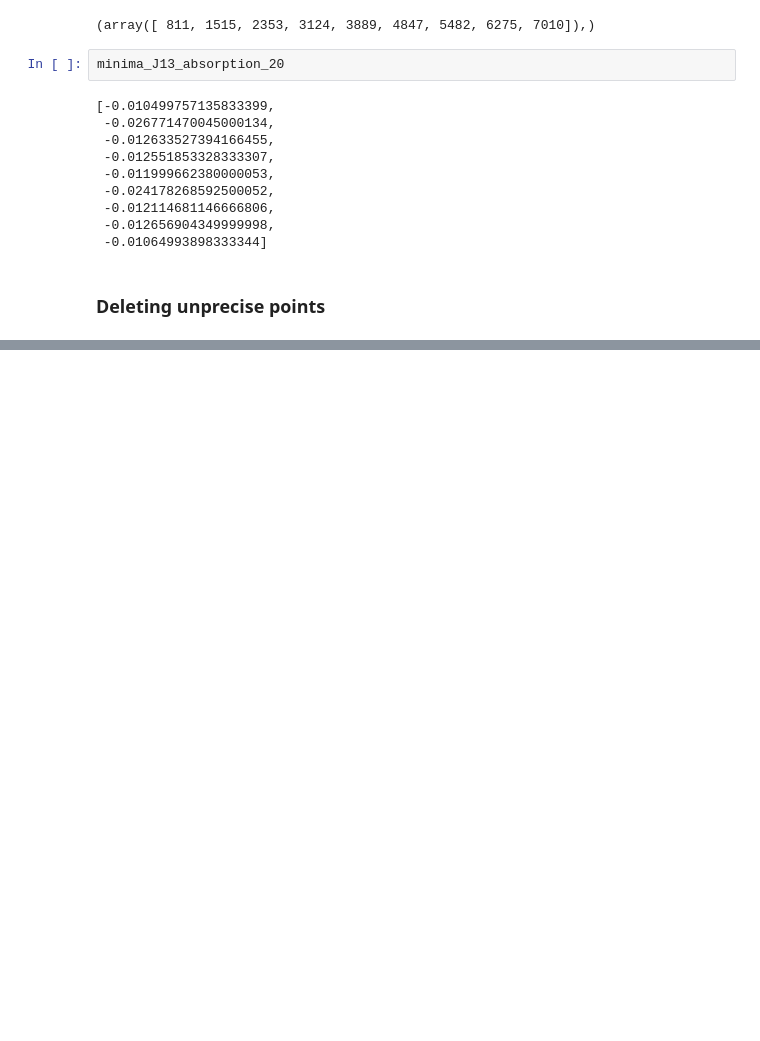
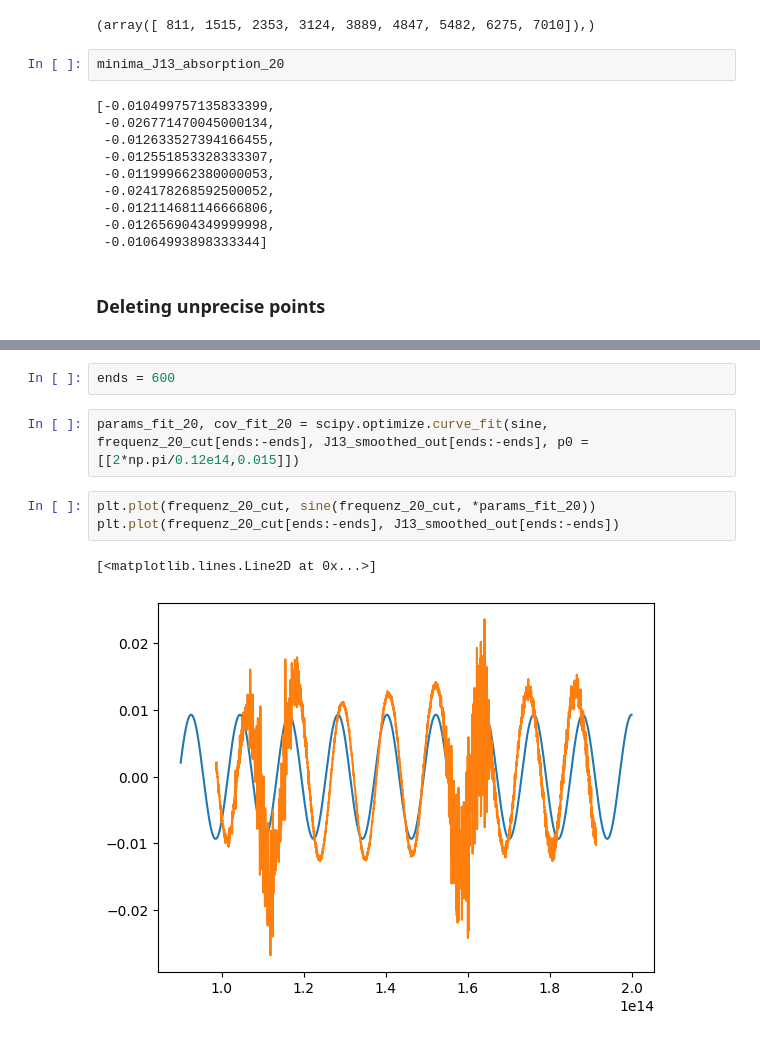
Before and after one commit to alexburg14/Fabry-Perot, a Jupyter notebook: calc_refractive/J130828.ipynb, the cells around one changed output, grey strips where cells are left out. Saved outputs shown, nothing was run; the diff lists cells and outputs as text; blank space fills up the shorter version.

```diff
--- a/calc_refractive/J130828.ipynb
+++ b/calc_refractive/J130828.ipynb
@@ -102,0 +137,10 @@ plt.plot(frequenz_20_cut, J13_smoothed_out)
+# %%
+ends = 600
+# %%
+params_fit_20, cov_fit_20 = scipy.optimize.curve_fit(sine, frequenz_20_cut[ends:-ends], J13_smoothed_out[ends:-ends], p0 = [[2*np.pi/0.12e14,0.015]])
+# %%
+plt.plot(frequenz_20_cut, sine(frequenz_20_cut, *params_fit_20))
+plt.plot(frequenz_20_cut[ends:-ends], J13_smoothed_out[ends:-ends])
+# %% [output]
+[<matplotlib.lines.Line2D at 0x...>]
+[figure, added]
```
Also changed, not shown: parts of 9 cells of this notebook.
